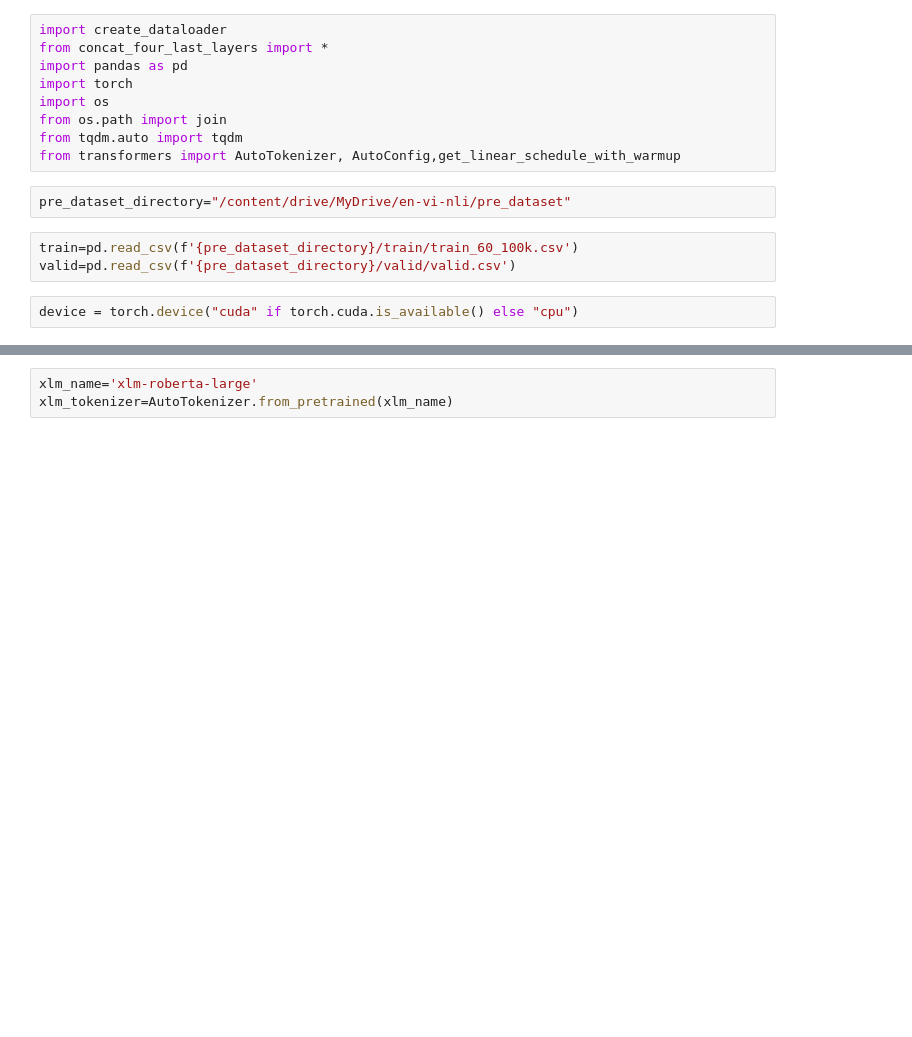
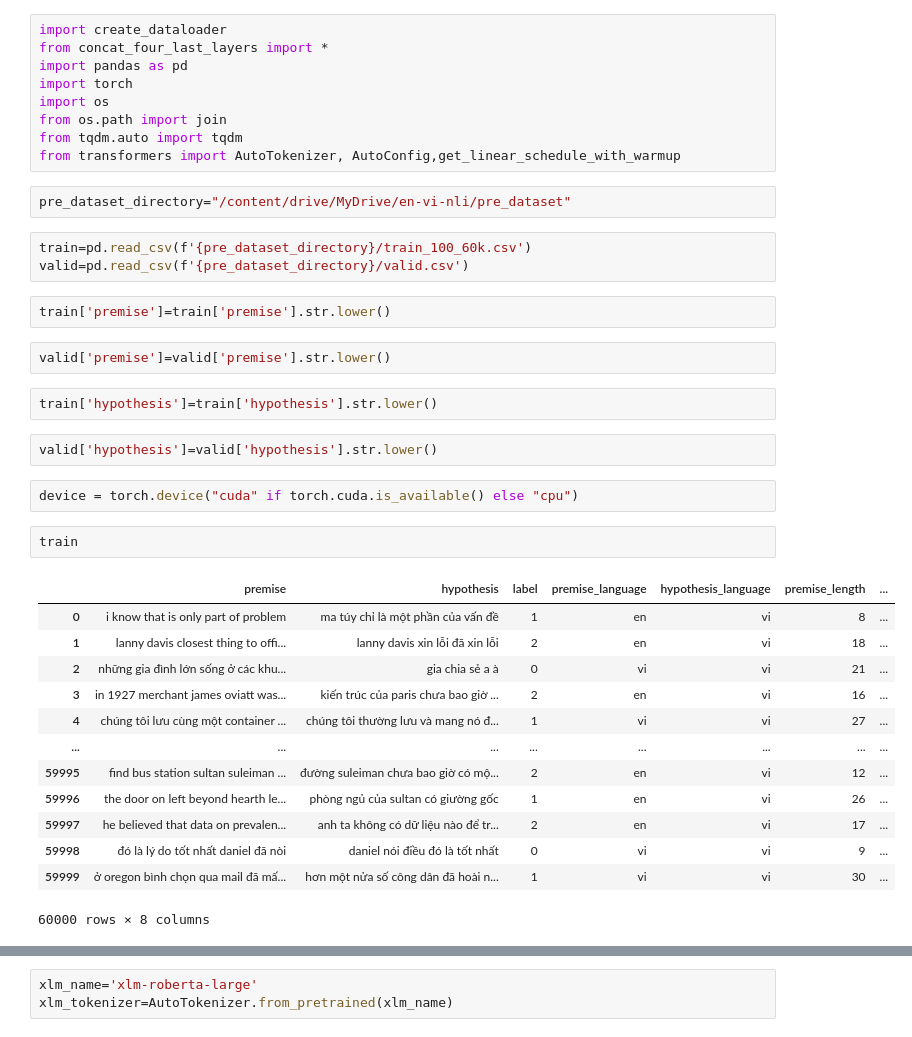
Before and after one commit to namlv97/en-vi-nli-xlm-roberta-base-4-last-layers, a Jupyter notebook: xlm_rembert_ensemble.ipynb, the cells around one changed output, grey strips where cells are left out. Saved outputs shown, nothing was run; the diff lists cells and outputs as text; blank space fills up the shorter version.

```diff
--- a/xlm_rembert_ensemble.ipynb
+++ b/xlm_rembert_ensemble.ipynb
@@ -58,7 +58,31 @@ from transformers import AutoTokenizer, AutoConfig,get_linear_schedule_with_warm
 # %%
 pre_dataset_directory="/content/drive/MyDrive/en-vi-nli/pre_dataset"
 # %%
-train=pd.read_csv(f'{pre_dataset_directory}/train/train_60_100k.csv')
-valid=pd.read_csv(f'{pre_dataset_directory}/valid/valid.csv')
+train=pd.read_csv(f'{pre_dataset_directory}/train_100_60k.csv')
+valid=pd.read_csv(f'{pre_dataset_directory}/valid.csv')
+# %%
+train['premise']=train['premise'].str.lower()
+# %%
+valid['premise']=valid['premise'].str.lower()
+# %%
+train['hypothesis']=train['hypothesis'].str.lower()
+# %%
+valid['hypothesis']=valid['hypothesis'].str.lower()
 # %%
 device = torch.device("cuda" if torch.cuda.is_available() else "cpu")
+# %%
+train
+# %% [output]
+|  | premise | hypothesis | label | premise_language | hypothesis_language | premise_length | ... |
+| 0 | i know that is only part of problem | ma túy chỉ là một phần của vấn đề | 1 | en | vi | 8 | ... |
+| 1 | lanny davis closest thing to offi... | lanny davis xin lỗi đã xin lỗi | 2 | en | vi | 18 | ... |
+| 2 | những gia đình lớn sống ở các khu... | gia chia sẻ a à | 0 | vi | vi | 21 | ... |
+| 3 | in 1927 merchant james oviatt was... | kiến trúc của paris chưa bao giờ ... | 2 | en | vi | 16 | ... |
+| 4 | chúng tôi lưu cùng một container ... | chúng tôi thường lưu và mang nó đ... | 1 | vi | vi | 27 | ... |
+| ... | ... | ... | ... | ... | ... | ... | ... |
+| 59995 | find bus station sultan suleiman ... | đường suleiman chưa bao giờ có mộ... | 2 | en | vi | 12 | ... |
+| 59996 | the door on left beyond hearth le... | phòng ngủ của sultan có giường gốc | 1 | en | vi | 26 | ... |
+| 59997 | he believed that data on prevalen... | anh ta không có dữ liệu nào để tr... | 2 | en | vi | 17 | ... |
+| 59998 | đó là lý do tốt nhất daniel đã nòi | daniel nói điều đó là tốt nhất | 0 | vi | vi | 9 | ... |
+| 59999 | ở oregon bình chọn qua mail đã mấ... | hơn một nửa số công dân đã hoài n... | 1 | vi | vi | 30 | ... |
+60000 rows × 8 columns
```
Also changed, not shown: parts of 25 cells of this notebook.
